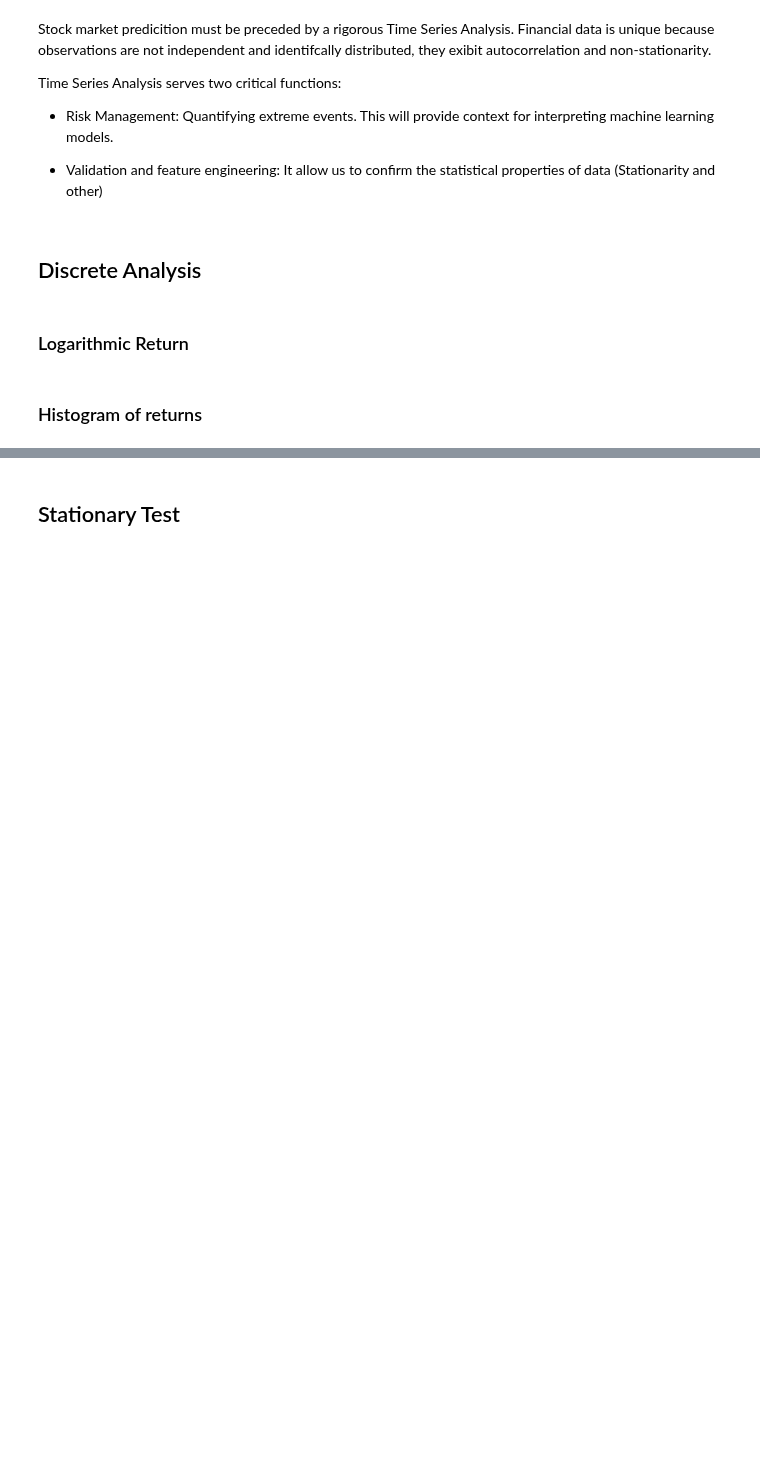
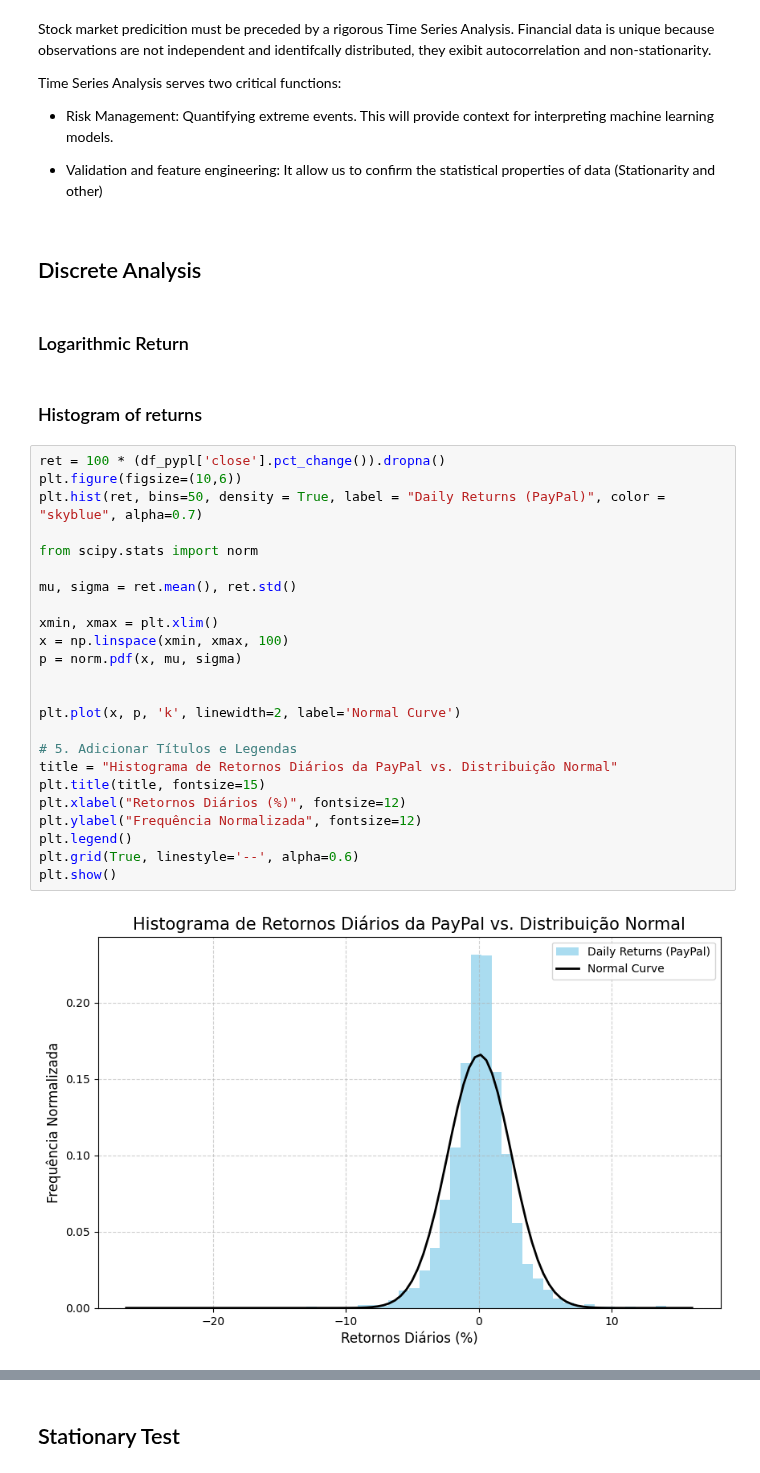
Before and after one commit to guilhermemalves03/Tecnicas-Avancadas-de-Analise-de-Dados, a Jupyter notebook: ProjetoMachineLearning/ProjetoMachineLearning.ipynb, the cells around one changed output, grey strips where cells are left out. Drawn from its saved outputs; the diff is of its cells as text; blank space fills up the shorter version.

Commit message:
added the histogram

```diff
--- a/ProjetoMachineLearning/ProjetoMachineLearning.ipynb
+++ b/ProjetoMachineLearning/ProjetoMachineLearning.ipynb
@@ -113,3 +121,29 @@ Time Series Analysis serves two critical functions:
 ### Logarithmic Return
 # %% [markdown]
 ### Histogram of returns
+# %%
+ret = 100 * (df_pypl['close'].pct_change()).dropna()
+plt.figure(figsize=(10,6))
+plt.hist(ret, bins=50, density = True, label = "Daily Returns (PayPal)", color = "skyblue", alpha=0.7)
+
+from scipy.stats import norm
+
+mu, sigma = ret.mean(), ret.std()
+
+xmin, xmax = plt.xlim()
+x = np.linspace(xmin, xmax, 100)
+p = norm.pdf(x, mu, sigma)
+
+
+plt.plot(x, p, 'k', linewidth=2, label='Normal Curve')
+
+# 5. Adicionar Títulos e Legendas
+title = "Histograma de Retornos Diários da PayPal vs. Distribuição Normal"
+plt.title(title, fontsize=15)
+plt.xlabel("Retornos Diários (%)", fontsize=12)
+plt.ylabel("Frequência Normalizada", fontsize=12)
+plt.legend()
+plt.grid(True, linestyle='--', alpha=0.6)
+plt.show()
+# %% [output]
+[figure, added]
```
Also changed, not shown: parts of 6 cells of this notebook.
